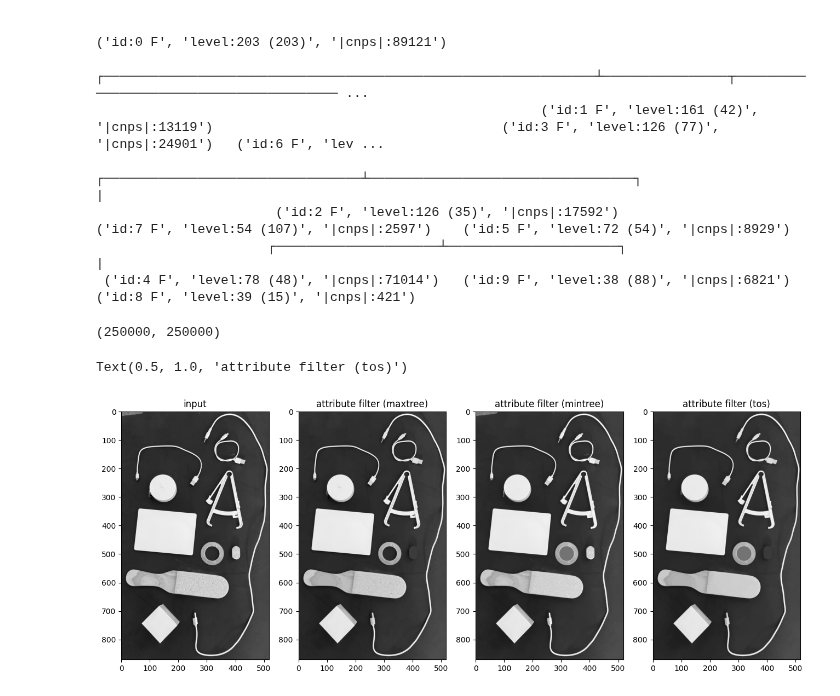
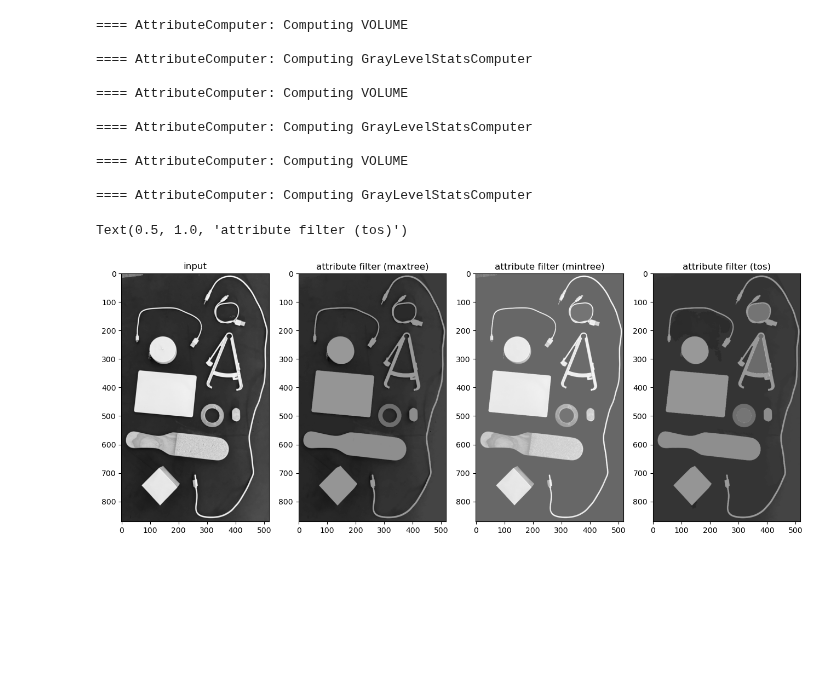
Before and after one commit to wonderalexandre/mmcfilters, a Jupyter notebook: notebooks/Attribute_Filters.ipynb, the cells around one changed output. Saved outputs shown, nothing was run; the diff lists cells and outputs as text; code cells hidden in the pictures; blank space fills up the shorter version.

```diff
--- a/notebooks/Attribute_Filters.ipynb
+++ b/notebooks/Attribute_Filters.ipynb
@@ -13,28 +24,7 @@ import cv2 as cv
 # %%
-imgInput = cv.imread("../dat/imgTeste.png", cv.IMREAD_GRAYSCALE)
-#imgInput = cv.imread("../dat/imgObjetos.png", cv.IMREAD_GRAYSCALE)
+#imgInput = cv.imread("../dat/imgTeste.png", cv.IMREAD_GRAYSCALE)
+imgInput = cv.imread("../dat/imgObjetos.png", cv.IMREAD_GRAYSCALE)
 #imgInput = cv.imread("../dat/cable.png", cv.IMREAD_GRAYSCALE)
 #imgInput = cv.imread("../dat/images/peppers_gray.tif", cv.IMREAD_GRAYSCALE)
 
-
-imgInput = np.array([
-    [10, 10, 10, 10, 10, 10, 10, 10, 10, 10, 10, 10, 10, 10, 10],
-    [10, 10,215,255,255,150,150, 10, 10, 10, 10, 10, 10, 10, 10],
-    [10,150,255,255,255,255,255,150, 10, 10, 10, 10, 10, 10, 10],
-    [10,215,225,150,225,255,255,255,255,150,150,150, 10, 10, 10],
-    [10,225,225,150,150,215,255,255,255,255,255,255,150, 10, 10],
-    [10,225,255,150, 10, 10,150,255,255,255,255,255,150, 10, 10],
-    [10,215,255,150, 10, 10, 10,150,225,255,255,255,255,150,10],
-    [10,150,255,255, 10, 10, 10,150,225,255,255,255,255,215,10],
-    [10,150,255,255,150, 10, 10,150,225,150,150,150,255,150,10],
-    [10,150,255,255,150, 10, 10,215,215, 10, 10, 10,150, 10,10],
-    [10,150,255,255,150, 10,150,215,150, 10, 10, 10, 10, 10,10],
-    [10, 10,150,255,225,150,225,215,150, 10, 10, 10, 10, 10,10],
-    [10, 10,150,255,255,255,225,150, 10, 10, 10, 10, 10, 10,10],
-    [10, 10,150,255,255,255,150, 10, 10, 10, 10, 10, 10, 10,10],
-    [10, 10, 10,150,225,255,150, 10, 10, 10, 10, 10, 10, 10,10],
-    [10, 10, 10, 10,150,150, 10, 10, 10, 10, 10, 10, 10, 10,10],
-    [10, 10, 10, 10, 10, 10, 10, 10, 10, 10, 10, 10, 10, 10,10]
-], dtype=np.uint8)
 (num_rows, num_cols) = imgInput.shape
-(num_rows, num_cols) = imgInput.shape
@@ -260,46 +96,43 @@ sum, (num_rows * num_cols)
-# %%
-printTree(mintree.root)
-sum=0
-for node in mintree.listNodes:
-    sum += len(node.cnps)
-sum, (num_rows * num_cols)
-# %% [output]
-                                                                                                                        ('id:0 F', 'level:203 (203)', '|cnps|:89121')
-                                                                              ┌───────────────────────────────────────────────────────────────┴────────────────┬──────────────────────────────────────── ...
-                                                         ('id:1 F', 'level:161 (42)', '|cnps|:13119')                                     ('id:3 F', 'level:126 (77)', '|cnps|:24901')   ('id:6 F', 'lev ...
-                                            ┌─────────────────────────────────┴──────────────────────────────────┐                                             |
-                       ('id:2 F', 'level:126 (35)', '|cnps|:17592')                         ('id:7 F', 'level:54 (107)', '|cnps|:2597')    ('id:5 F', 'level:72 (54)', '|cnps|:8929')
-                      ┌─────────────────────┴──────────────────────┐                                             |
- ('id:4 F', 'level:78 (48)', '|cnps|:71014')   ('id:9 F', 'level:38 (88)', '|cnps|:6821')    ('id:8 F', 'level:39 (15)', '|cnps|:421')
-(250000, 250000)
 # %%
-attr_type = dic['BOX_HEIGHT']
-threshold = 50
+Type = mmcfilters.Attribute.Type
+attrType = Type.GRAY_HEIGHT
+threshold = 100
 
-att_maxtree = attrs_maxtree[:,attr_type]
-att_mintree = attrs_mintree[:,attr_type]
-att_tos = attrs_tos[:,attr_type]
+attr_maxtree = mmcfilters.Attribute.computeSingleAttribute(maxtree, attrType)
+attr_mintree = mmcfilters.Attribute.computeSingleAttribute(mintree, attrType)
+attr_tos = mmcfilters.Attribute.computeSingleAttribute(tos, attrType)
 
-imgFilteredMaxtree = filterMaxtree.filteringDirectRule(att_maxtree > threshold)
-imgFilteredMintree = filterMintree.filteringDirectRule(att_mintree > threshold)
-imgFilteredToS = filterToS.filteringDirectRule(att_tos > threshold)
+imgFilteredMaxtree = filterMaxtree.filteringDirectRule(attr_maxtree > threshold)
+imgFilteredMintree = filterMintree.filteringDirectRule(attr_mintree > threshold)
+imgFilteredToS = filterToS.filteringDirectRule(attr_tos > threshold)
 
 plt.subplot(1,4, 1)
 plt.imshow(imgInput, cmap='gray', vmax=255, vmin=0)
 plt.title('input')
 
 plt.subplot(1,4, 2)
 plt.imshow(imgFilteredMaxtree.reshape(num_rows, num_cols), cmap='gray', vmax=255, vmin=0)
 plt.title('attribute filter (maxtree)')
 
 plt.subplot(1,4, 3)
 plt.imshow(imgFilteredMintree.reshape(num_rows, num_cols), cmap='gray', vmax=255, vmin=0)
 plt.title('attribute filter (mintree)')
 
 plt.subplot(1,4, 4)
 plt.imshow(imgFilteredToS.reshape(num_rows, num_cols), cmap='gray', vmax=255, vmin=0)
 plt.title('attribute filter (tos)')
 # %% [output]
-Text(0.5, 1.0, 'attribute filter (tos)')
+==== AttributeComputer: Computing VOLUME
+
+==== AttributeComputer: Computing GrayLevelStatsComputer
+
+==== AttributeComputer: Computing VOLUME
+
+==== AttributeComputer: Computing GrayLevelStatsComputer
+
+==== AttributeComputer: Computing VOLUME
+
+==== AttributeComputer: Computing GrayLevelStatsComputer
+Text(0.5, 1.0, 'attribute filter (tos)')
-[figure, old version]
+[figure, new version]
 # %%
```
Also changed, not shown: parts of 17 cells of this notebook, 41 other files.
